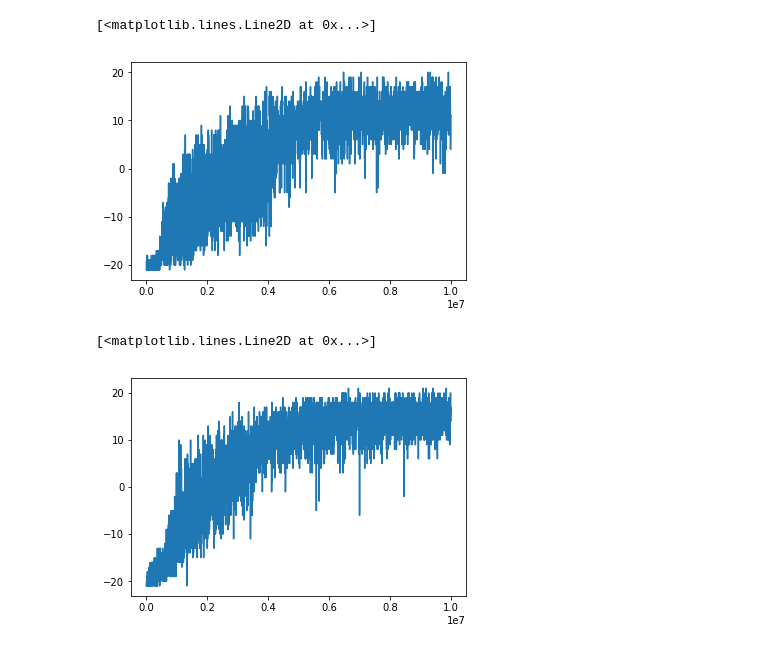
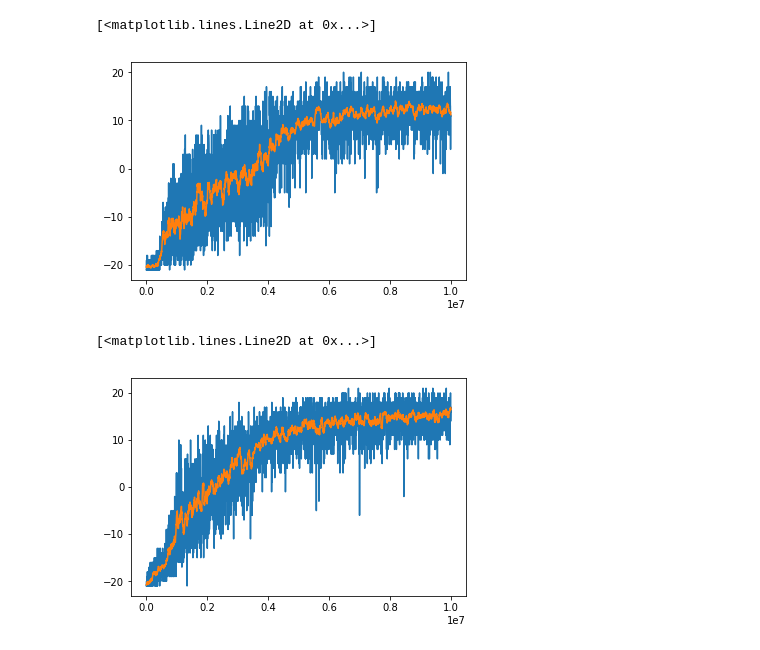
Before and after one commit to akarshgopal/ATLAS_S3_RL, a Jupyter notebook: Baselines_Viz.ipynb, the cells around one changed output. Cells and saved outputs as stored; diff of their text form; code cells hidden in the pictures.

```diff
--- a/Baselines_Viz.ipynb
+++ b/Baselines_Viz.ipynb
@@ -22,14 +25,16 @@ plt.plot(np.cumsum(r2.monitor.l), r2.monitor.r)
 # %%
 results3 = pu.load_results('~/Projects/ATLAS_S3_RL/logs/pong_10M_ppo2')
 r3 = results3[0]
 plt.plot(np.cumsum(r3.monitor.l), r3.monitor.r)
+plt.plot(np.cumsum(r3.monitor.l), pu.smooth(r3.monitor.r, radius=10))
 # %% [output]
 [<matplotlib.lines.Line2D at 0x...>]
-[figure, old version]
+[figure, new version]
 # %%
 results4 = pu.load_results('~/Projects/ATLAS_S3_RL/logs/si-pong_10M_ppo2')
 r4 = results4[0]
 plt.plot(np.cumsum(r4.monitor.l), r4.monitor.r)
+plt.plot(np.cumsum(r4.monitor.l), pu.smooth(r4.monitor.r, radius=10))
 # %% [output]
 [<matplotlib.lines.Line2D at 0x...>]
-[figure, old version]
+[figure, new version]
```
Also changed, not shown: parts of 4 cells of this notebook, 11 other files.
